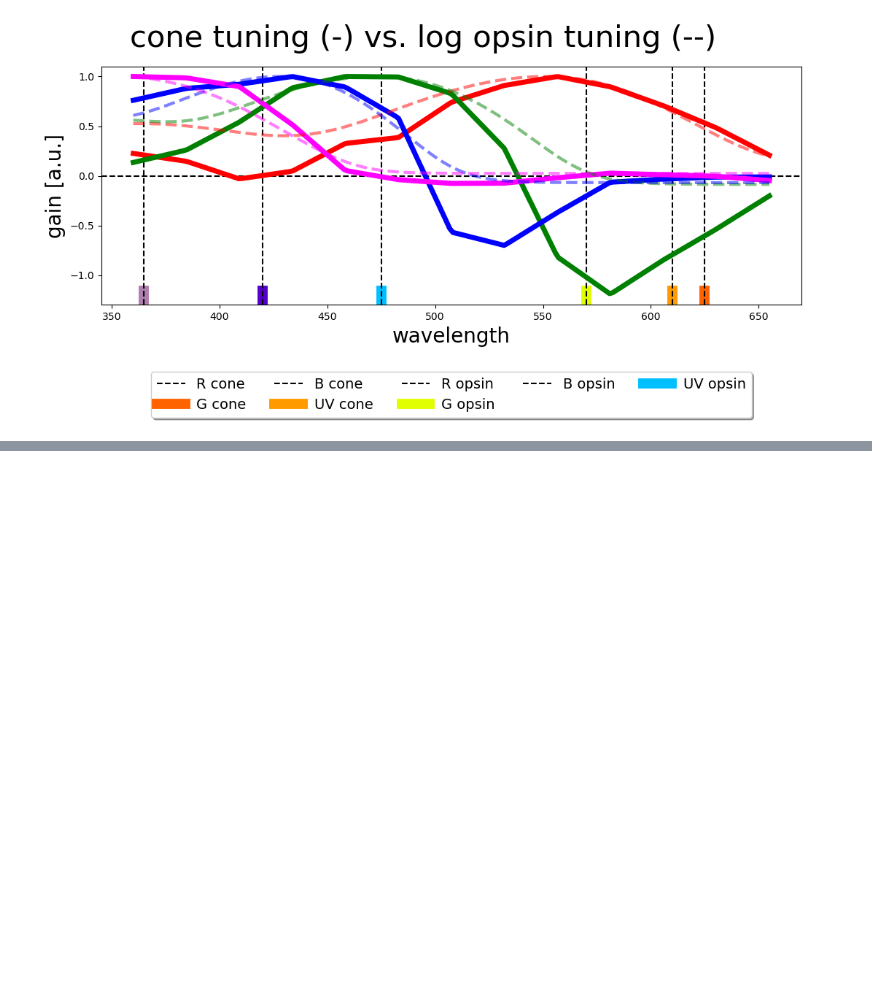
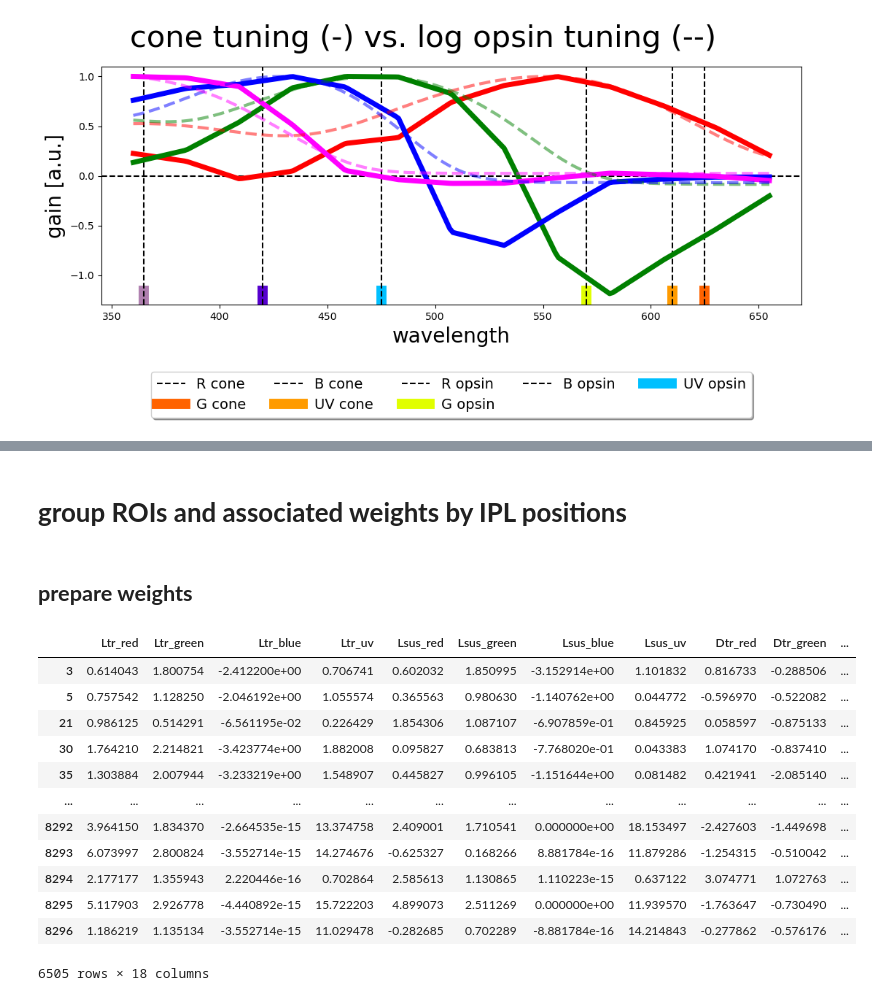
Before and after one commit to dr-kozlowski/baden_lab, a Jupyter notebook: main/template_matching.ipynb, the cells around one changed output, grey strips where cells are left out. Saved outputs shown, nothing was run; the diff lists cells and outputs as text; code cells hidden in the pictures; blank space fills up the shorter version.

```diff
--- a/main/template_matching.ipynb
+++ b/main/template_matching.ipynb
@@ -127,15 +111,15 @@ def get_downsampled_data2(pooled_traces: np.array, num_of_templates_ticks: int)
 # %%
 # downsample data
 ticks_to_interpolate = ticks_per_template * nLEDs
-traces_ds_control = get_downsampled_data2(pooled_traces_bs_control, ticks_to_interpolate)
-traces_ds_uv = get_downsampled_data2(pooled_traces_bs_uv, ticks_to_interpolate)
-traces_ds_green = get_downsampled_data2(pooled_traces_bs_green, ticks_to_interpolate)
-traces_ds_red = get_downsampled_data2(pooled_traces_bs_red, ticks_to_interpolate)
-traces_ds_blue = get_downsampled_data2(pooled_traces_bs_blue, ticks_to_interpolate)
+traces_ds_control = get_downsampled_data(pooled_traces_bs_control, ticks_to_interpolate)
+traces_ds_uv = get_downsampled_data(pooled_traces_bs_uv, ticks_to_interpolate)
+traces_ds_green = get_downsampled_data(pooled_traces_bs_green, ticks_to_interpolate)
+traces_ds_red = get_downsampled_data(pooled_traces_bs_red, ticks_to_interpolate)
+traces_ds_blue = get_downsampled_data(pooled_traces_bs_blue, ticks_to_interpolate)
 # %%
 # mask data
-traces_ds_control = get_masked_traces(traces_ds_control, pooled_quality_criterion_control, qc=qc, IPL_positions=pooled_IPLs_control, std_qc=std_qc)
-traces_ds_uv = get_masked_traces(traces_ds_uv, pooled_quality_criterion_uv, qc=qc, IPL_positions=pooled_IPLs_uv, std_qc=std_qc)
-traces_ds_green = get_masked_traces(traces_ds_green, pooled_quality_criterion_green, qc=qc, IPL_positions=pooled_IPLs_green, std_qc=std_qc)
-traces_ds_red = get_masked_traces(traces_ds_red, pooled_quality_criterion_red, qc=qc, IPL_positions=pooled_IPLs_red, std_qc=std_qc)
-traces_ds_blue = get_masked_traces(traces_ds_blue, pooled_quality_criterion_blue, qc=qc, IPL_positions=pooled_IPLs_blue, std_qc=std_qc)
+traces_ds_control = get_masked_traces(traces_ds_control, pooled_quality_criterion_control, qc=qc, ipl_positions=pooled_IPLs_control, std_qc=std_qc)
+traces_ds_uv = get_masked_traces(traces_ds_uv, pooled_quality_criterion_uv, qc=qc, ipl_positions=pooled_IPLs_uv, std_qc=std_qc)
+traces_ds_green = get_masked_traces(traces_ds_green, pooled_quality_criterion_green, qc=qc, ipl_positions=pooled_IPLs_green, std_qc=std_qc)
+traces_ds_red = get_masked_traces(traces_ds_red, pooled_quality_criterion_red, qc=qc, ipl_positions=pooled_IPLs_red, std_qc=std_qc)
+traces_ds_blue = get_masked_traces(traces_ds_blue, pooled_quality_criterion_blue, qc=qc, ipl_positions=pooled_IPLs_blue, std_qc=std_qc)
@@ -309,0 +323,4 @@ fit_responses_blue, weights_blue = fit_model(traces_ds_blue, cone_templates_blue
+# %% [markdown]
+# **group ROIs and associated weights by IPL positions**
+# %% [markdown]
+## **prepare weights**
@@ -309,0 +345,16 @@ fit_responses_blue, weights_blue = fit_model(traces_ds_blue, cone_templates_blue
+# %%
+weights_df
+# %% [output]
+|  | Ltr_red | Ltr_green | Ltr_blue | Ltr_uv | Lsus_red | Lsus_green | Lsus_blue | Lsus_uv | Dtr_red | Dtr_green | ... |
+| 3 | 0.614043 | 1.800754 | -2.412200e+00 | 0.706741 | 0.602032 | 1.850995 | -3.152914e+00 | 1.101832 | 0.816733 | -0.288506 | ... |
+| 5 | 0.757542 | 1.128250 | -2.046192e+00 | 1.055574 | 0.365563 | 0.980630 | -1.140762e+00 | 0.044772 | -0.596970 | -0.522082 | ... |
+| 21 | 0.986125 | 0.514291 | -6.561195e-02 | 0.226429 | 1.854306 | 1.087107 | -6.907859e-01 | 0.845925 | 0.058597 | -0.875133 | ... |
+| 30 | 1.764210 | 2.214821 | -3.423774e+00 | 1.882008 | 0.095827 | 0.683813 | -7.768020e-01 | 0.043383 | 1.074170 | -0.837410 | ... |
+| 35 | 1.303884 | 2.007944 | -3.233219e+00 | 1.548907 | 0.445827 | 0.996105 | -1.151644e+00 | 0.081482 | 0.421941 | -2.085140 | ... |
+| ... | ... | ... | ... | ... | ... | ... | ... | ... | ... | ... | ... |
+| 8292 | 3.964150 | 1.834370 | -2.664535e-15 | 13.374758 | 2.409001 | 1.710541 | 0.000000e+00 | 18.153497 | -2.427603 | -1.449698 | ... |
+| 8293 | 6.073997 | 2.800824 | -3.552714e-15 | 14.274676 | -0.625327 | 0.168266 | 8.881784e-16 | 11.879286 | -1.254315 | -0.510042 | ... |
+| 8294 | 2.177177 | 1.355943 | 2.220446e-16 | 0.702864 | 2.585613 | 1.130865 | 1.110223e-15 | 0.637122 | 3.074771 | 1.072763 | ... |
+| 8295 | 5.117903 | 2.926778 | -4.440892e-15 | 15.722203 | 4.899073 | 2.511269 | 0.000000e+00 | 11.939570 | -1.763647 | -0.730490 | ... |
+| 8296 | 1.186219 | 1.135134 | -3.552714e-15 | 11.029478 | -0.282685 | 0.702289 | -8.881784e-16 | 14.214843 | -0.277862 | -0.576176 | ... |
+6505 rows × 18 columns
```
Also changed, not shown: parts of 27 cells of this notebook, 9 other files.
